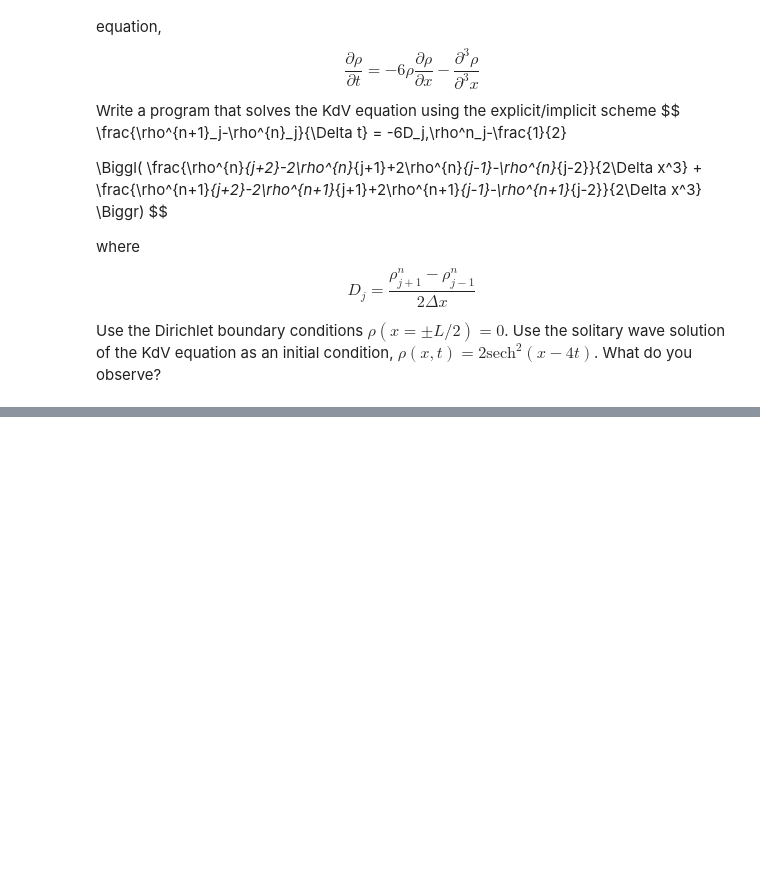
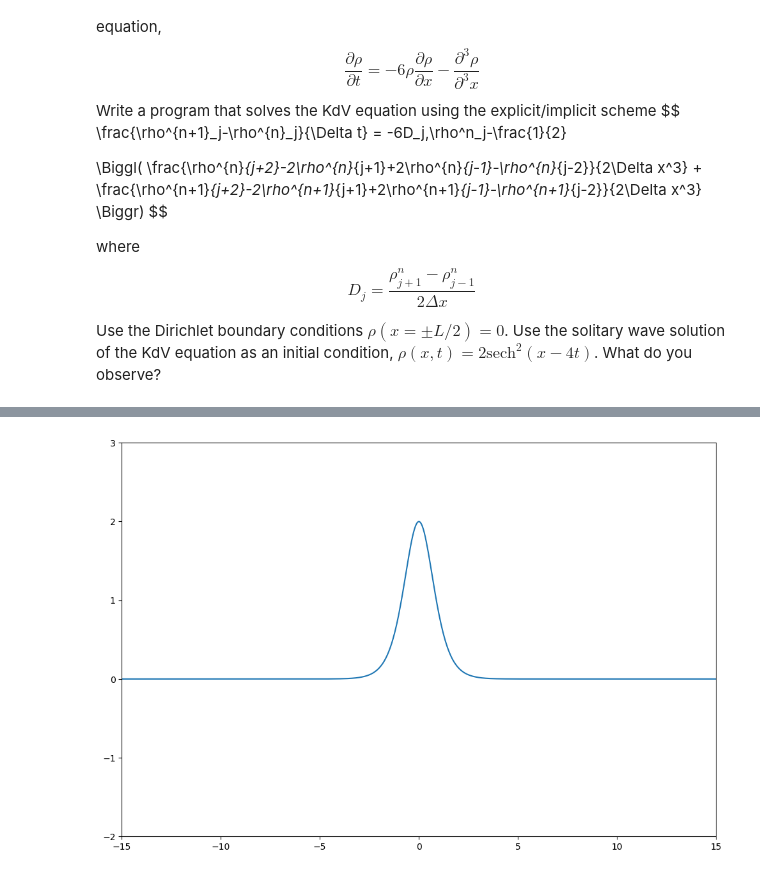
Before and after one commit to LordofDorknes/ProfHurst_PHYS240_Sp23, a Jupyter notebook: Newby/Newby_Robin_Homework8_Problem14.ipynb, the cells around one changed output, grey strips where cells are left out. Cells and saved outputs as stored; diff of their text form; code cells hidden in the pictures; blank space fills up the shorter version.

```diff
--- a/Newby/Newby_Robin_Homework8_Problem14.ipynb
+++ b/Newby/Newby_Robin_Homework8_Problem14.ipynb
@@ -21,16 +104,19 @@ Use the Dirichlet boundary conditions $\rho(x = ±L/2) = 0$. Use the solitary wa
 import numpy as np
 
 #parameters
-tau=0.01
-maxTime=10
+tau=0.001
+maxTime=20
 tGridNum=int(np.ceil(maxTime/tau)) # we'd rather ceil than floor
 
-L=10 #length
-xGridSize=0.01
+L=30 #length
+xGridSize=0.05
 xGridNum=int(np.ceil(L/(xGridSize))) # integer
 
-bufferSize=2 #set equal to the furthest away the derivative looks ahead on either side from the current point
+bufferSize=0#2 #set equal to the furthest away the derivative looks ahead on either side from the current point
 #the discrete derivative we will use looks at most 2 grid locations away
+
+# this buffer is unncessary in the matrix scheme for solving this since matrix multiplication doesn't loop in the same way that array indexing would
+
 
 #create index of X values for grid locations
 N=np.linspace(start=0,stop=xGridNum-1,num=xGridNum)
@@ -115,6 +141,0 @@ $$
-# %%
-
-#begin the loop
-
-for j in range(1,tGridNum-1):
-    for i in range(1,xGridNum-1):
@@ -122,0 +207,14 @@ SyntaxError: expected ':' (1629645956.py, line 4)
+# %%
+import matplotlib.animation as animation
+fig, ax = plt.subplots(figsize=(12,8))
+ax.set(xlim=(-L/2,L/2),ylim=(-2,3))
+
+curve=ax.plot(xGrid,grid[:,0])[0]
+
+def animateKDV(i):
+    curve.set_ydata(grid[:,i])
+
+anim=animation.FuncAnimation(fig,animateKDV,interval=1000*tau,frames=min(tGridNum,blowupFrame+100))
+anim.save(f'kdv_test_tau={tau}_T={maxTime}_xGridSize={xGridSize}_L={L}.mp4')
+# %% [output]
+[figure, added]
```
Also changed, not shown: parts of 7 cells of this notebook.
